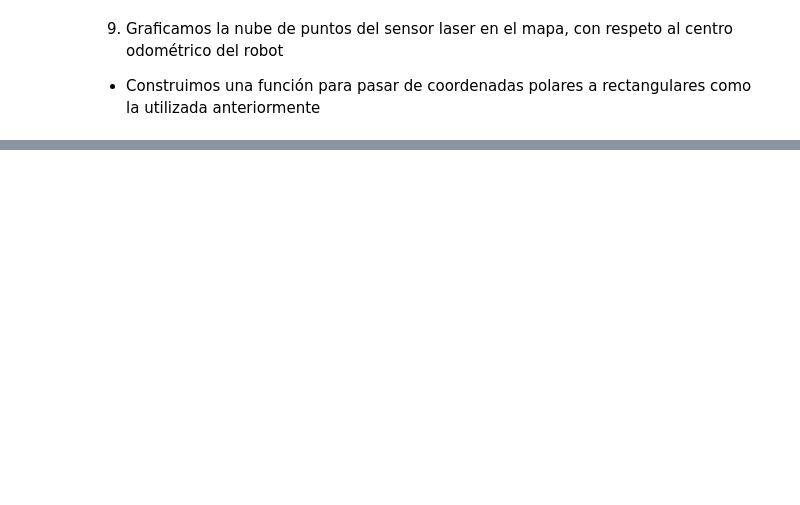
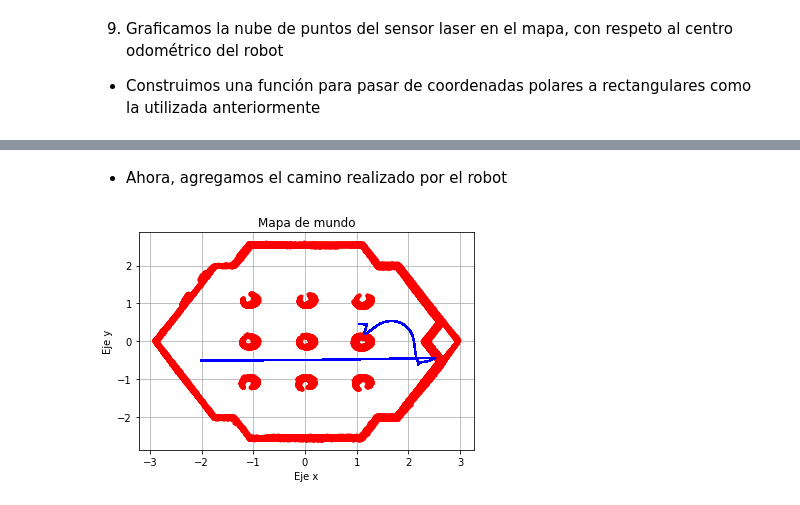
Before and after one commit to matias-dogliani/robotic_repo, a Jupyter notebook: Tp3/tp3.ipynb, the cells around one changed output, grey strips where cells are left out. Cells and saved outputs as stored; diff of their text form; code cells hidden in the pictures; blank space fills up the shorter version.

```diff
--- a/Tp3/tp3.ipynb
+++ b/Tp3/tp3.ipynb
@@ -185,0 +244,17 @@ def Polars2Recs(res,vec):   #Vec con coord polares a vec con cord rec
+# %% [markdown]
+* Ahora, agregamos el camino realizado por el robot
+# %%
+puntosX = []
+puntosY = []
+plt.title("Mapa de mundo")
+plt.xlabel("Eje x")
+plt.ylabel("Eje y")
+plt.grid("true")
+for j in range(len(puntosLaser)):
+    x,y = composicion(puntosLaser[j],near_i,j)
+    plt.plot(x,y,linestyle="",
+             marker = '.',color = "red",)
+
+    plt.plot(Odomdata.loc[:,1],Odomdata.loc[:,2],color = "blue")
+# %% [output]
+[figure, added]
```
Also changed, not shown: parts of 13 cells of this notebook, 4 other files.
